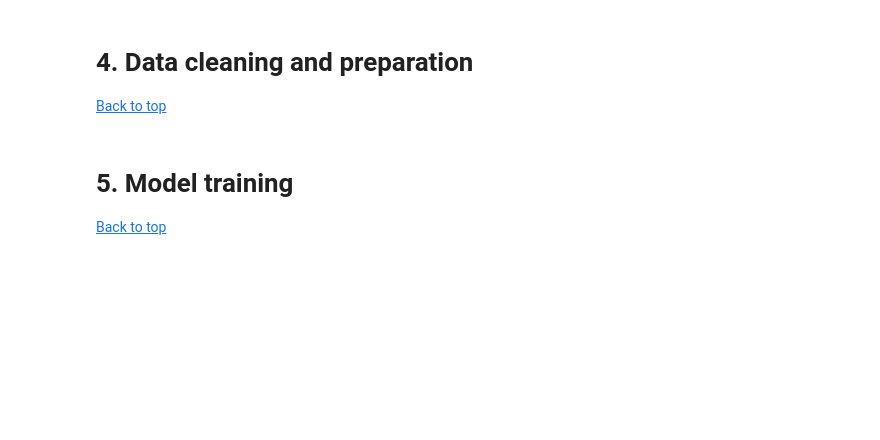
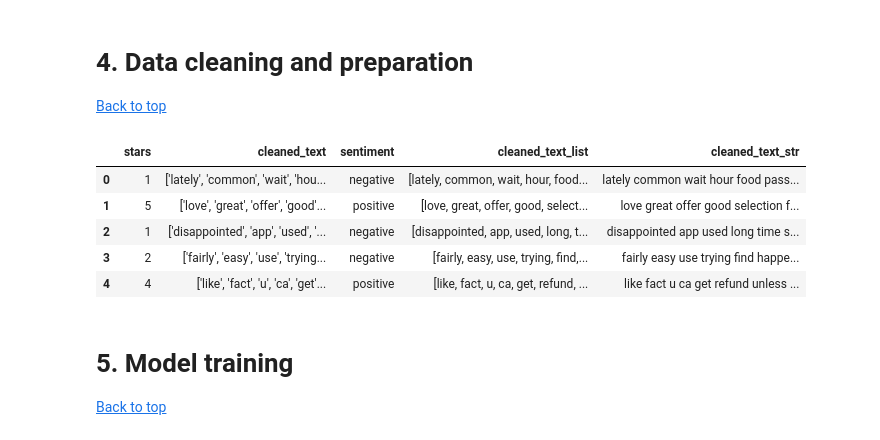
Before and after one commit to nightsinker/TSAP-UberEats, a Jupyter notebook: Data_Merge/IT2394_222197Y_Modelling.ipynb, the cells around one changed output. Saved outputs shown, nothing was run; the diff lists cells and outputs as text; code cells hidden in the pictures; blank space fills up the shorter version.

```diff
--- a/Data_Merge/IT2394_222197Y_Modelling.ipynb
+++ b/Data_Merge/IT2394_222197Y_Modelling.ipynb
@@ -101,9 +107,18 @@ plt.show()
 # %%
 #  convert string representations of lists in 'cleaned_text' back to actual lists
 df['cleaned_text_list'] = df['cleaned_text'].apply(ast.literal_eval)
 
 # convert lists in 'cleaned_text_list' to strings
 df['cleaned_text_str'] = df['cleaned_text_list'].apply(' '.join)
+
+df.head()
+# %% [output]
+|  | stars | cleaned_text | sentiment | cleaned_text_list | cleaned_text_str |
+| 0 | 1 | ['lately', 'common', 'wait', 'hou... | negative | [lately, common, wait, hour, food... | lately common wait hour food pass... |
+| 1 | 5 | ['love', 'great', 'offer', 'good'... | positive | [love, great, offer, good, select... | love great offer good selection f... |
+| 2 | 1 | ['disappointed', 'app', 'used', '... | negative | [disappointed, app, used, long, t... | disappointed app used long time s... |
+| 3 | 2 | ['fairly', 'easy', 'use', 'trying... | negative | [fairly, easy, use, trying, find,... | fairly easy use trying find happe... |
+| 4 | 4 | ['like', 'fact', 'u', 'ca', 'get'... | positive | [like, fact, u, ca, get, refund, ... | like fact u ca get refund unless ... |
 # %%
 # initialize TF-IDF vectorizer
 vectorizer = TfidfVectorizer()
```
Also changed, not shown: parts of 1 cell of this notebook.
